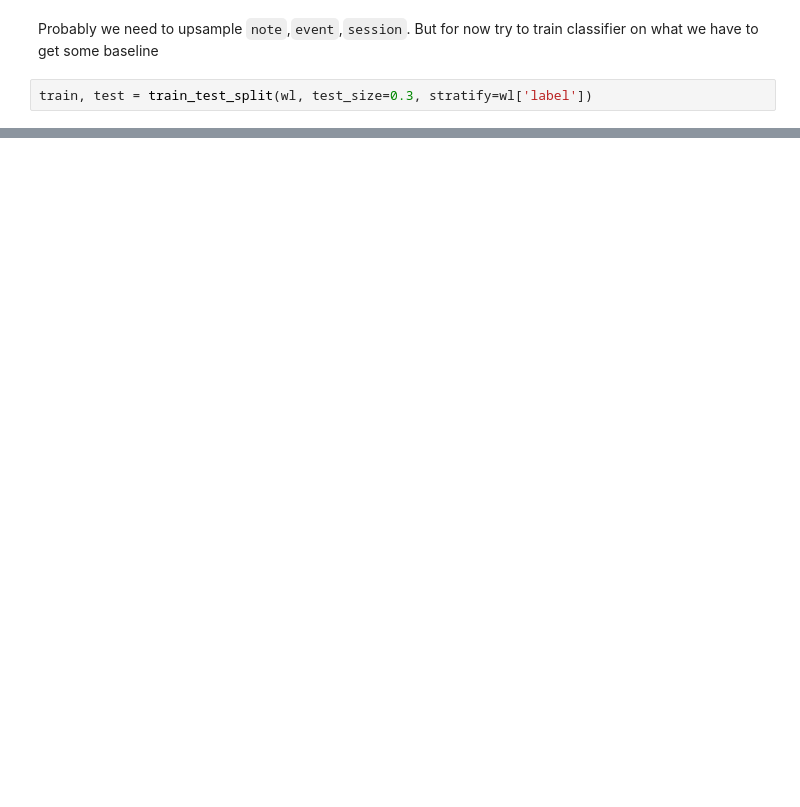
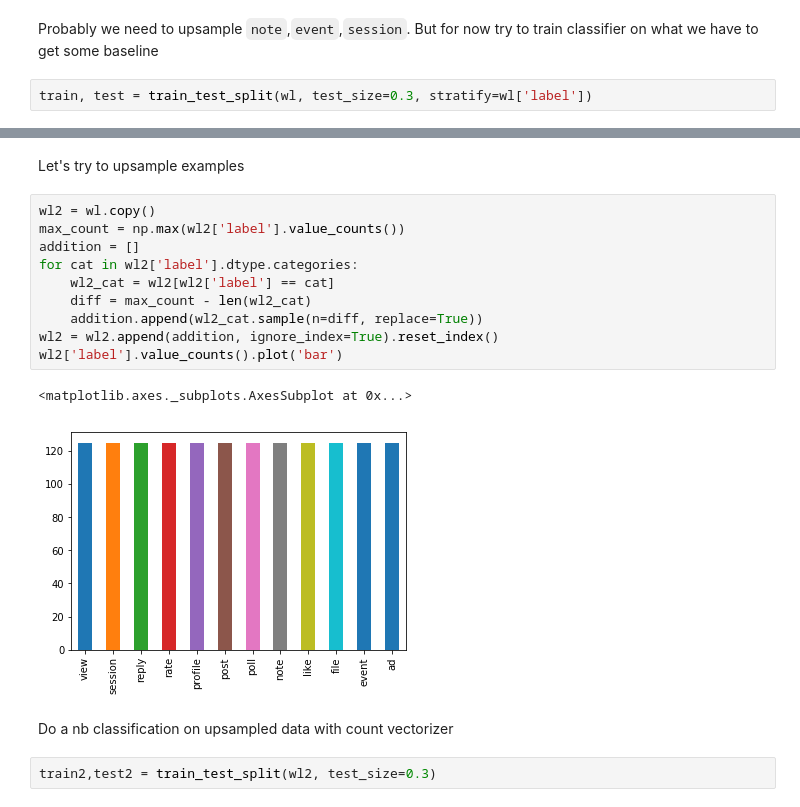
Before and after one commit to sudodoki/prj-nlp, a Jupyter notebook: students/SerhiiNechyporchuk/project/Project.ipynb, the cells around one changed output, grey strips where cells are left out. Saved outputs shown, nothing was run; the diff lists cells and outputs as text; blank space fills up the shorter version.

```diff
--- a/students/SerhiiNechyporchuk/project/Project.ipynb
+++ b/students/SerhiiNechyporchuk/project/Project.ipynb
@@ -174,0 +204,19 @@ pd.DataFrame(confusion_matrix(train['label'], pred), columns=train['label'].dtyp
+# %% [markdown]
+Let's try to upsample examples
+# %%
+wl2 = wl.copy()
+max_count = np.max(wl2['label'].value_counts())
+addition = []
+for cat in wl2['label'].dtype.categories:
+    wl2_cat = wl2[wl2['label'] == cat]
+    diff = max_count - len(wl2_cat)
+    addition.append(wl2_cat.sample(n=diff, replace=True))
+wl2 = wl2.append(addition, ignore_index=True).reset_index()
+wl2['label'].value_counts().plot('bar')
+# %% [output]
+<matplotlib.axes._subplots.AxesSubplot at 0x...>
+[figure, added]
+# %% [markdown]
+Do a nb classification on upsampled data with count vectorizer
+# %%
+train2,test2 = train_test_split(wl2, test_size=0.3)
```
Also changed, not shown: parts of 16 cells of this notebook.
